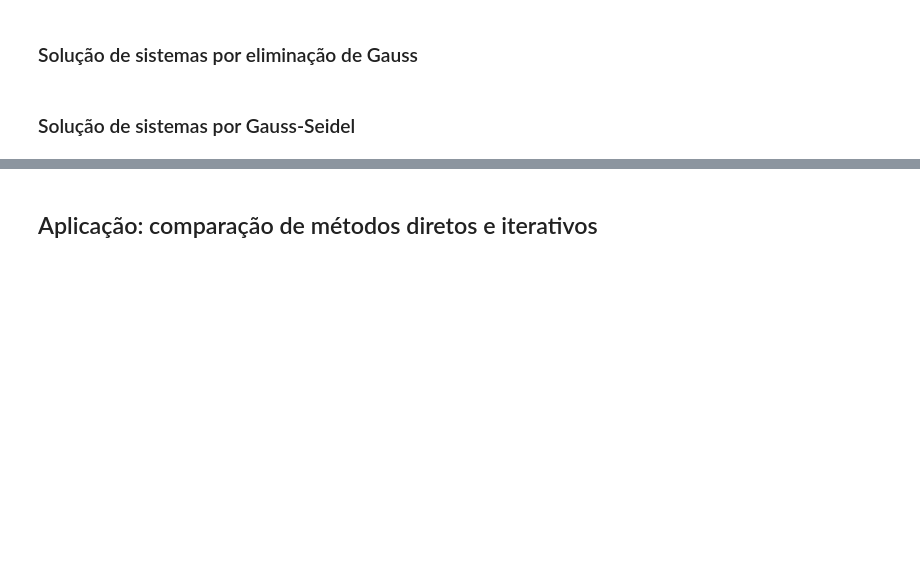
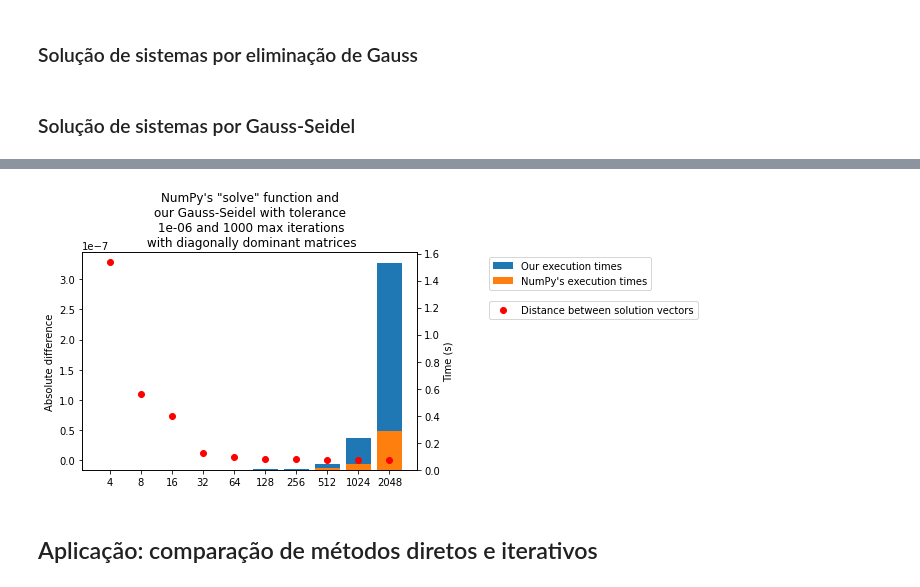
Before and after one commit to Vernalhav/numerical_analysis, a Jupyter notebook: numerico_aplicacoes.ipynb, the cells around one changed output, grey strips where cells are left out. Cells and saved outputs as stored; diff of their text form; code cells hidden in the pictures; blank space fills up the shorter version.

```diff
--- a/numerico_aplicacoes.ipynb
+++ b/numerico_aplicacoes.ipynb
@@ -360,3 +405,10 @@ def gauss_seidel(A, b, tol=EPSILON, max_iterations=MAX_ITERATIONS, return_error=
+# %%
+Xs, errors, times = compare_system_solver(gauss_seidel, n_tests=10)
+compare_implementation(Xs, errors, times, linearize_x=True,\
+                       title=f'NumPy\'s "solve" function and\nour Gauss-Seidel with tolerance\n {EPSILON} and {MAX_ITERATIONS} max iterations\n with diagonally dominant matrices',\
+                       err_metric='Distance between solution vectors')
+# %% [output]
+[figure, added]
 # %% [markdown]
 ## Aplicação: comparação de métodos diretos e iterativos
 # %%
```
Also changed, not shown: parts of 17 cells of this notebook.
